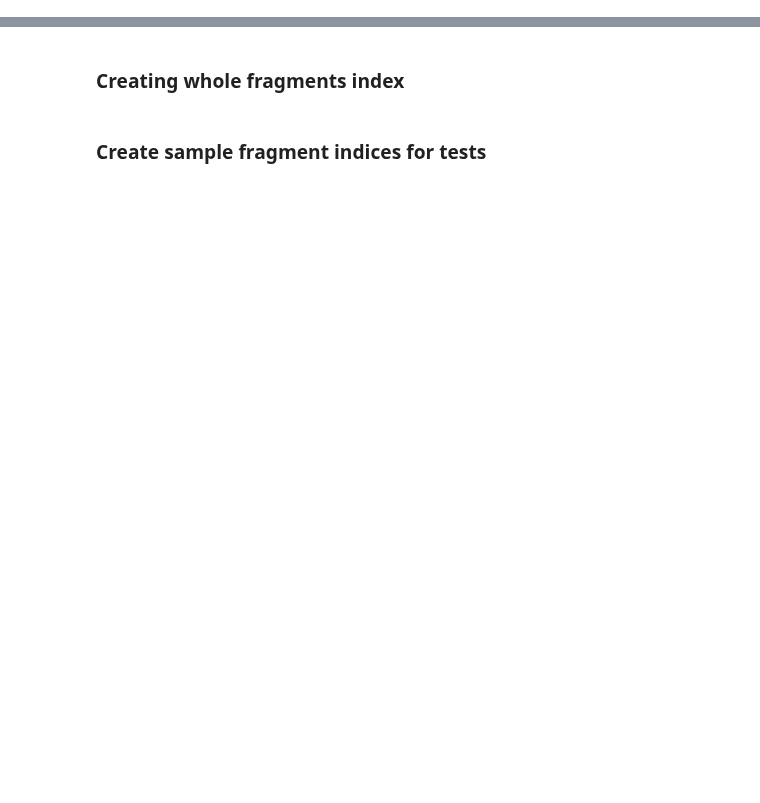
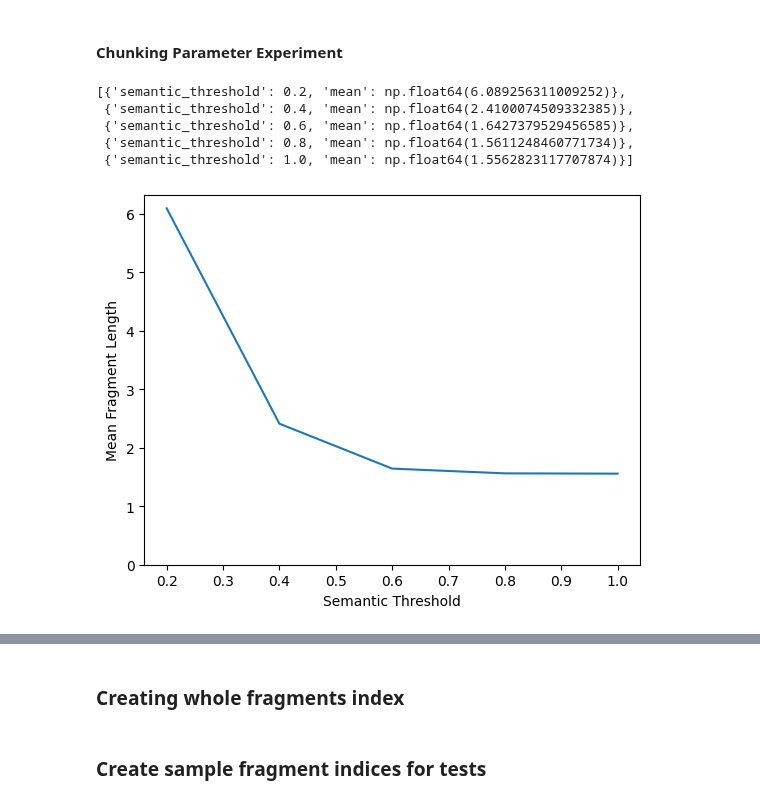
Before and after one commit to grzegorzZ1/masters_2025_nlp, a Jupyter notebook: indices/index_creation.ipynb, the cells around one changed output, grey strips where cells are left out. Cells and saved outputs as stored; diff of their text form; code cells hidden in the pictures; blank space fills up the shorter version.

```diff
--- a/indices/index_creation.ipynb
+++ b/indices/index_creation.ipynb
@@ -23,3 +25,5 @@ FRAGMENT_INDEX_NAME = f"{os.getenv('INDEX_NAME')}_fragments"
 es_client = Elasticsearch('http://localhost:9200')
 
 embed_model = SentenceTransformer("all-MiniLM-L6-v2", device=os.getenv("MODEL_DEVICE", "cpu"))
+# %% [markdown]
+#### Chunking Parameter Experiment
@@ -25,0 +43,40 @@ embed_model = SentenceTransformer("all-MiniLM-L6-v2", device=os.getenv("MODEL_DE
+# %%
+semantic_threshold = [0.2, 0.4, 0.6, 0.8, 1.0]
+
+sem_results = []
+
+for treshold in semantic_threshold:
+    speech_means = []
+
+    for speech in tqdm(sample_speeches, desc=f"Semantic threshold: {treshold}"):
+        fragments, ids = segment_speech(
+            text=speech["_source"]["text"],
+            semantic_threshold = treshold,
+            entity_weight = 0.12,
+            lexical_weight = 0.05
+        )
+
+        speech_means.append(np.mean([(end - start + 1) for start, end in ids]))
+
+    sem_results.append(
+        {
+            "semantic_threshold": treshold,
+            "mean": np.mean(speech_means)
+        }
+    )
+# %%
+sem_results
+# %% [output]
+[{'semantic_threshold': 0.2, 'mean': np.float64(6.089256311009252)},
+ {'semantic_threshold': 0.4, 'mean': np.float64(2.4100074509332385)},
+ {'semantic_threshold': 0.6, 'mean': np.float64(1.6427379529456585)},
+ {'semantic_threshold': 0.8, 'mean': np.float64(1.5611248460771734)},
+ {'semantic_threshold': 1.0, 'mean': np.float64(1.5562823117707874)}]
+# %%
+plt.plot([r["semantic_threshold"] for r in sem_results], [r["mean"] for r in sem_results])
+plt.xlabel("Semantic Threshold")
+plt.ylim(0)
+plt.ylabel("Mean Fragment Length")
+plt.show()
+# %% [output]
+[figure, added]
```
Also changed, not shown: parts of 11 cells of this notebook, 43 other files.
